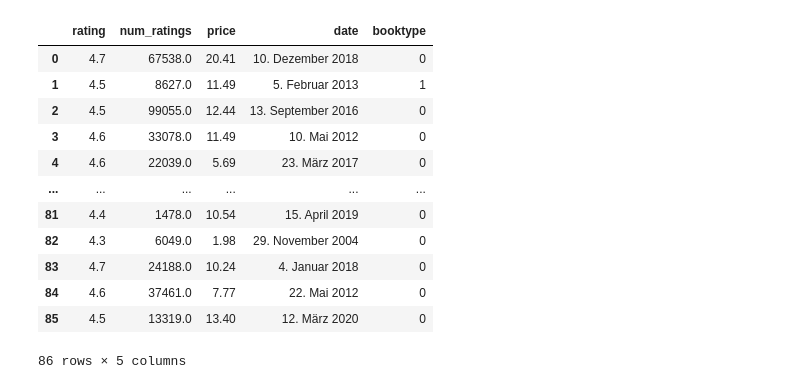
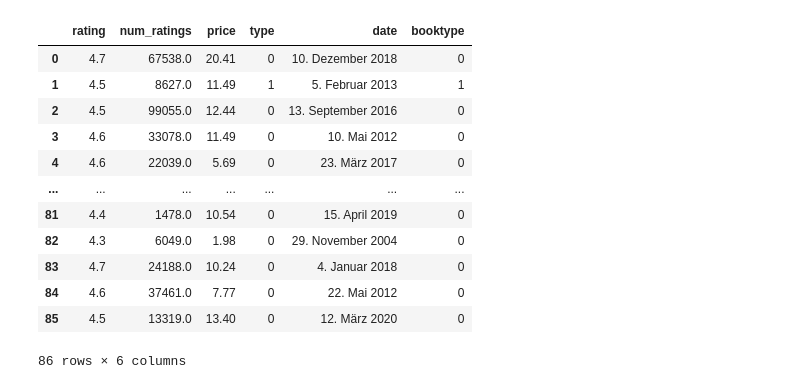
Before and after one commit to waldesas/AmazonProject, a Jupyter notebook: DeepLearning.ipynb, the cells around one changed output. Cells and saved outputs as stored; diff of their text form; code cells hidden in the pictures.

```diff
--- a/DeepLearning.ipynb
+++ b/DeepLearning.ipynb
@@ -14,2 +19,3 @@ from sklearn.preprocessing import MinMaxScaler
 # %%
-train = pd.read_csv('cleanbooksdata.csv')
+df = pd.read_csv('cleanbooksdata.csv')[['rating', 'num_ratings', 'price', 'type', 'date']]
+df
@@ -20,22 +65,21 @@ train = train.drop(train.columns[0], axis=1)
 # %%
-#Für die Vorhersage wird 0 und 1 für die Werte gesetzt: Taschenbuch = 0, Gebundenes Buch = 1
-train['type'] = train['type'].str.replace('Taschenbuch', '0')
-train['type'] = train['type'].str.replace('Gebundenes Buch', '1')
-train['booktype'] = train['type'].astype(object).astype(int)
-train = train.drop('type', axis=1)
-display(train)
+# Für die Vorhersage wird 0 und 1 für die Werte gesetzt: Taschenbuch = 0, Gebundenes Buch = 1
+df['type'] = df['type'].str.replace('Taschenbuch', '0')
+df['type'] = df['type'].str.replace('Gebundenes Buch', '1')
+df['booktype'] = df['type'].astype(object).astype(int)
+df
 # %% [output]
-|  | rating | num_ratings | price | date | booktype |
-| 0 | 4.7 | 67538.0 | 20.41 | 10. Dezember 2018 | 0 |
-| 1 | 4.5 | 8627.0 | 11.49 | 5. Februar 2013 | 1 |
-| 2 | 4.5 | 99055.0 | 12.44 | 13. September 2016 | 0 |
-| 3 | 4.6 | 33078.0 | 11.49 | 10. Mai 2012 | 0 |
-| 4 | 4.6 | 22039.0 | 5.69 | 23. März 2017 | 0 |
-| ... | ... | ... | ... | ... | ... |
-| 81 | 4.4 | 1478.0 | 10.54 | 15. April 2019 | 0 |
-| 82 | 4.3 | 6049.0 | 1.98 | 29. November 2004 | 0 |
-| 83 | 4.7 | 24188.0 | 10.24 | 4. Januar 2018 | 0 |
-| 84 | 4.6 | 37461.0 | 7.77 | 22. Mai 2012 | 0 |
-| 85 | 4.5 | 13319.0 | 13.40 | 12. März 2020 | 0 |
+|  | rating | num_ratings | price | type | date | booktype |
+| 0 | 4.7 | 67538.0 | 20.41 | 0 | 10. Dezember 2018 | 0 |
+| 1 | 4.5 | 8627.0 | 11.49 | 1 | 5. Februar 2013 | 1 |
+| 2 | 4.5 | 99055.0 | 12.44 | 0 | 13. September 2016 | 0 |
+| 3 | 4.6 | 33078.0 | 11.49 | 0 | 10. Mai 2012 | 0 |
+| 4 | 4.6 | 22039.0 | 5.69 | 0 | 23. März 2017 | 0 |
+| ... | ... | ... | ... | ... | ... | ... |
+| 81 | 4.4 | 1478.0 | 10.54 | 0 | 15. April 2019 | 0 |
+| 82 | 4.3 | 6049.0 | 1.98 | 0 | 29. November 2004 | 0 |
+| 83 | 4.7 | 24188.0 | 10.24 | 0 | 4. Januar 2018 | 0 |
+| 84 | 4.6 | 37461.0 | 7.77 | 0 | 22. Mai 2012 | 0 |
+| 85 | 4.5 | 13319.0 | 13.40 | 0 | 12. März 2020 | 0 |
-86 rows × 5 columns
+86 rows × 6 columns
 # %%
```
Also changed, not shown: parts of 36 cells of this notebook, 2 other files.
